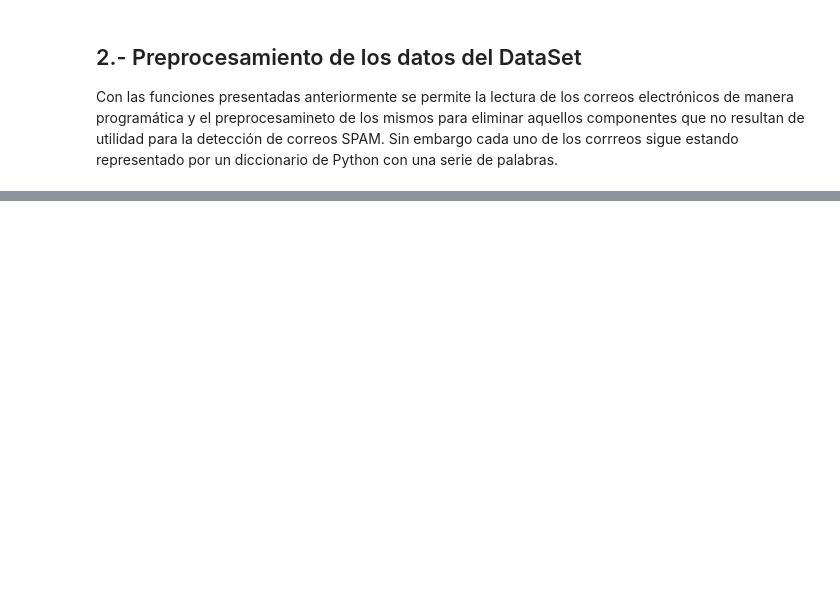
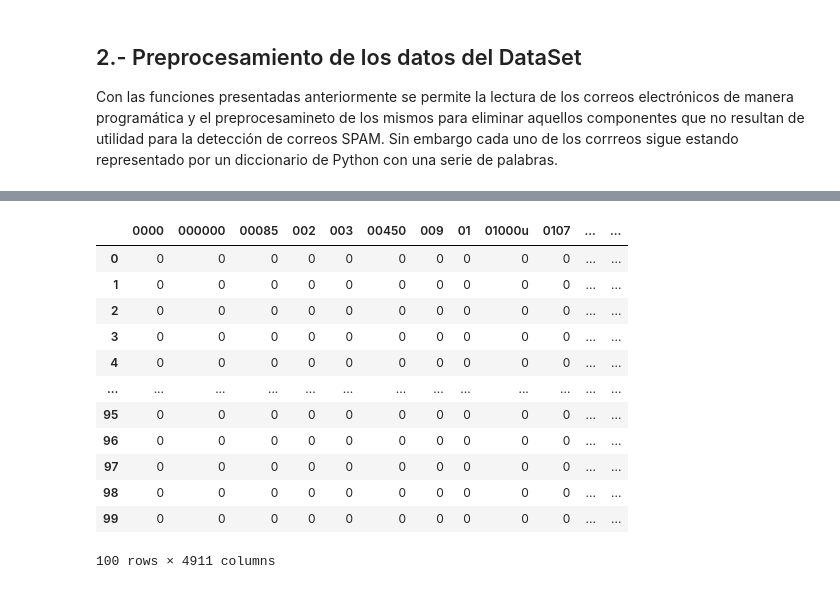
Before and after one commit to DiegoNoguez/Simulacion_Notebook, a Jupyter notebook: 05_Regresion_Logistica.ipynb, the cells around one changed output, grey strips where cells are left out. Saved outputs shown, nothing was run; the diff lists cells and outputs as text; code cells hidden in the pictures; blank space fills up the shorter version.

```diff
--- a/05_Regresion_Logistica.ipynb
+++ b/05_Regresion_Logistica.ipynb
@@ -253,6 +259,6 @@ indexes
 Con las funciones presentadas anteriormente se permite la lectura de los correos electrónicos de manera programática y el preprocesamineto de los mismos para eliminar aquellos componentes que no resultan de utilidad para la detección de correos SPAM. Sin embargo cada uno de los corrreos sigue estando representado por un diccionario de Python con una serie de palabras.
 # %%
 # Cargar el índice y las etiquetas en memoria
-index = parse_index("datasets/trec07p/full/index",1)
+index = parse_index("/home/SpringyB6/Documents/Simulacion/datasets/trec07p/full/index", 1)
 index
 # %% [output]
@@ -274,0 +354,12 @@ TypeError: parse_email() takes 0 positional arguments but 1 was given
+# %%
+def create_prep_dataset(index_path, n_elements):
+    X = []
+    y = []
+
+    indexes = parse_index(index_path, n_elements)
+    for i in range(n_elements):
+        print("\nParsing email: {}".format(i+1), end='')
+        mail, label = parse_email(indexes[i])
+        X.append(" ".join(mail['subject']) + " ".join(mail['body']))
+        y.append(label)
+    return X, y
@@ -274,0 +368,4 @@ TypeError: parse_email() takes 0 positional arguments but 1 was given
+# %%
+# Leer únicamente un subconjunto de 100 correos
+X_train, y_train = create_prep_dataset("/home/SpringyB6/Documents/Simulacion/datasets/trec07p/full/index", 100)
+X_train
@@ -274,0 +407,3 @@ TypeError: parse_email() takes 0 positional arguments but 1 was given
+# %%
+vectorizer = CountVectorizer()
+X_train = vectorizer.fit_transform(X_train)
@@ -274,0 +423,18 @@ TypeError: parse_email() takes 0 positional arguments but 1 was given
+# %%
+import pandas as pd
+
+pd.DataFrame(X_train.toarray(), columns=[vectorizer.get_feature_names_out()])
+# %% [output]
+|  | 0000 | 000000 | 00085 | 002 | 003 | 00450 | 009 | 01 | 01000u | 0107 | ... | ... |
+| 0 | 0 | 0 | 0 | 0 | 0 | 0 | 0 | 0 | 0 | 0 | ... | ... |
+| 1 | 0 | 0 | 0 | 0 | 0 | 0 | 0 | 0 | 0 | 0 | ... | ... |
+| 2 | 0 | 0 | 0 | 0 | 0 | 0 | 0 | 0 | 0 | 0 | ... | ... |
+| 3 | 0 | 0 | 0 | 0 | 0 | 0 | 0 | 0 | 0 | 0 | ... | ... |
+| 4 | 0 | 0 | 0 | 0 | 0 | 0 | 0 | 0 | 0 | 0 | ... | ... |
+| ... | ... | ... | ... | ... | ... | ... | ... | ... | ... | ... | ... | ... |
+| 95 | 0 | 0 | 0 | 0 | 0 | 0 | 0 | 0 | 0 | 0 | ... | ... |
+| 96 | 0 | 0 | 0 | 0 | 0 | 0 | 0 | 0 | 0 | 0 | ... | ... |
+| 97 | 0 | 0 | 0 | 0 | 0 | 0 | 0 | 0 | 0 | 0 | ... | ... |
+| 98 | 0 | 0 | 0 | 0 | 0 | 0 | 0 | 0 | 0 | 0 | ... | ... |
+| 99 | 0 | 0 | 0 | 0 | 0 | 0 | 0 | 0 | 0 | 0 | ... | ... |
+100 rows × 4911 columns
```
Also changed, not shown: parts of 22 cells of this notebook, 2 other files.
